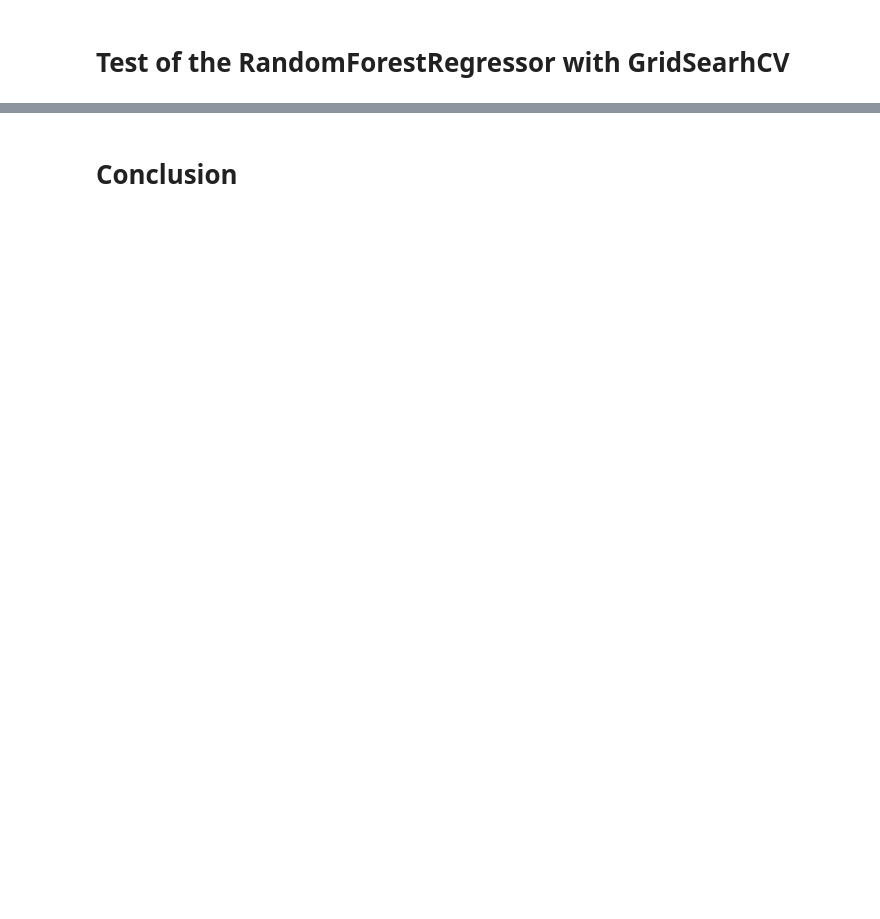
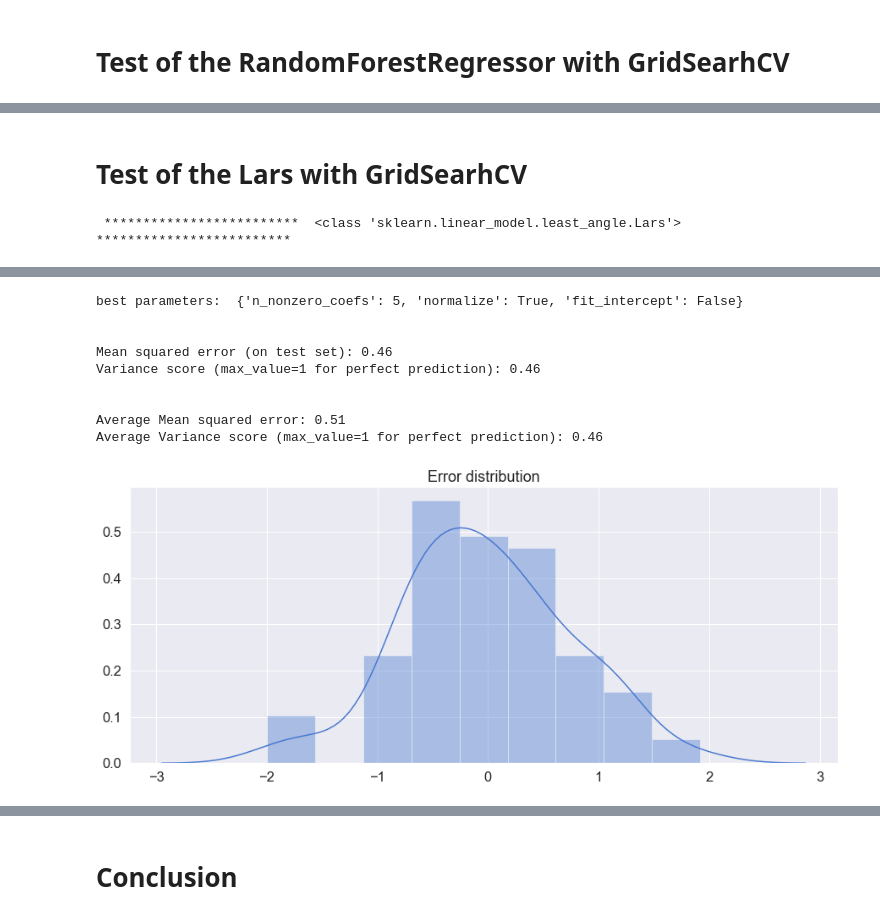
Before and after one commit to louis-lapassat/Apprentissage-artificiel, a Jupyter notebook: Diabete/Diabete Dufay Lapassat.ipynb, the cells around one changed output, grey strips where cells are left out. Cells and saved outputs as stored; diff of their text form; code cells hidden in the pictures; blank space fills up the shorter version.

```diff
--- a/Diabete/Diabete Dufay Lapassat.ipynb
+++ b/Diabete/Diabete Dufay Lapassat.ipynb
@@ -281,0 +425,14 @@ best_param_MLP = tune_plot(GradientBoostingRegressor, param,
+# %% [markdown]
+# Test of the Lars with GridSearhCV
+# %%
+param = {
+    'n_nonzero_coefs' : [1, 3, 5, 7, 9, 11],
+    'normalize' : [True, False],
+    'fit_intercept' : [True, False]
+    }
+
+best_param_MLP = tune_plot(Lars, param,
+                          df.drop(['target'], axis=1), df['target'], normalize=True,
+                          iter_gridsearch=10, nb_cv=3, test_size=0.2, seed=141421)
+# %% [output]
+ *************************  <class 'sklearn.linear_model.least_angle.Lars'>  *************************
@@ -281,0 +440,10 @@ best_param_MLP = tune_plot(GradientBoostingRegressor, param,
+best parameters:  {'n_nonzero_coefs': 5, 'normalize': True, 'fit_intercept': False}
+
+
+Mean squared error (on test set): 0.46
+Variance score (max_value=1 for perfect prediction): 0.46
+
+
+Average Mean squared error: 0.51
+Average Variance score (max_value=1 for perfect prediction): 0.46
+[figure, added]
```
Also changed, not shown: parts of 19 cells of this notebook, 1 other file.
